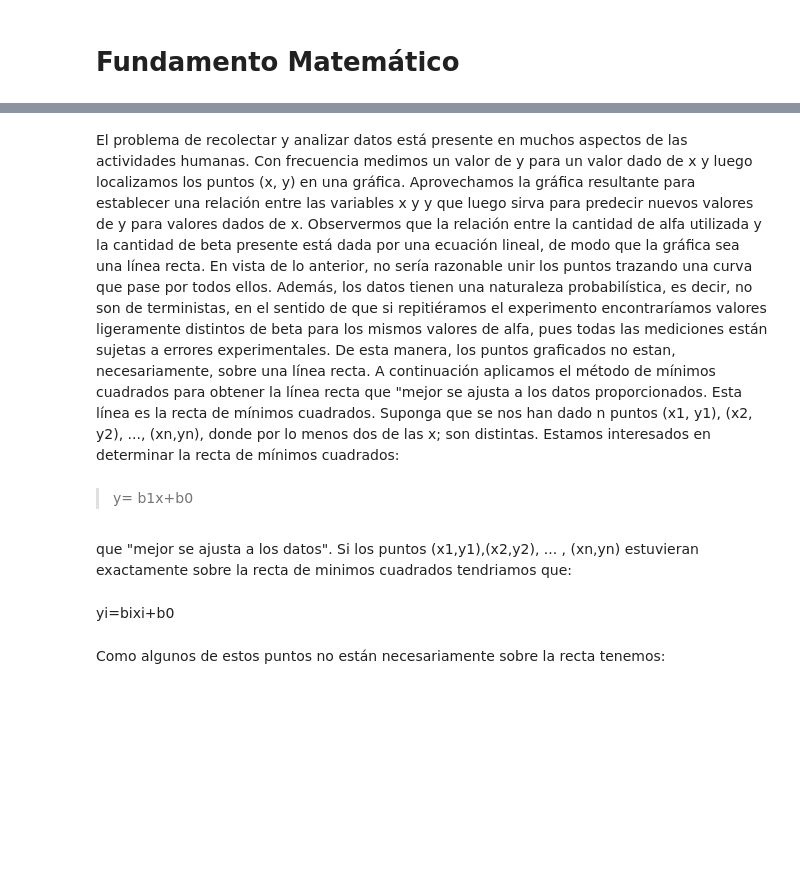
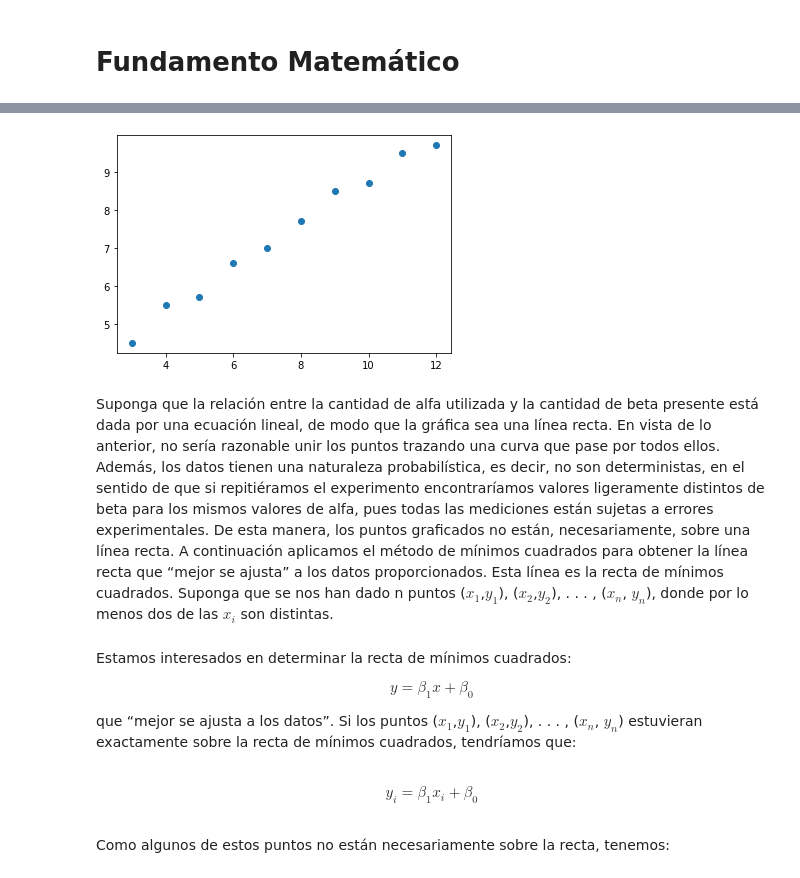
Before and after one commit to Jeslome/Proyecto, a Jupyter notebook: MCO.ipynb, the cells around one changed output, grey strips where cells are left out. Drawn from its saved outputs; the diff is of its cells as text; code cells hidden in the pictures; blank space fills up the shorter version.

```diff
--- a/MCO.ipynb
+++ b/MCO.ipynb
@@ -16,13 +43,24 @@ Aunque todavía no había revelado su método, Gauss había descubierto el méto
+# %%
+import matplotlib.pyplot as plt
+x=[3,4,5,6,7,8,9,10,11,12]
+y=[4.5, 5.5, 5.7, 6.6,7.0,7.7,8.5,8.7,9.5,9.7]
+plt.scatter(x,y)
+plt.show()
+# %% [output]
+[figure, added]
 # %% [markdown]
-El problema de recolectar y analizar datos está presente en muchos aspectos de las actividades humanas. Con frecuencia medimos un valor de y para un valor dado de x y luego localizamos los puntos (x, y) en una gráfica. Aprovechamos la gráfica resultante para establecer una relación entre las variables x y y que luego sirva para predecir nuevos valores de y para valores dados de x. Observermos que la relación entre la cantidad de alfa utilizada y la cantidad de beta presente está dada por una ecuación lineal, de modo que la gráfica sea una línea recta. En vista de lo anterior, no sería razonable unir los puntos trazando una curva que pase por todos ellos. Además, los datos tienen una naturaleza probabilística, es decir, no son de terministas, en el sentido de que si repitiéramos el experimento encontraríamos valores ligeramente distintos de beta para los mismos valores de alfa, pues todas las mediciones están sujetas a errores experimentales. De esta manera, los puntos graficados no estan, necesariamente, sobre una línea recta. A continuación aplicamos el método de mínimos cuadrados para obtener la línea recta que "mejor se ajusta a los datos proporcionados. Esta línea es la recta de mínimos cuadrados.
-Suponga que se nos han dado n puntos (x1, y1), (x2, y2), ..., (xn,yn), donde por lo menos dos de las x; son distintas. Estamos interesados en determinar la recta de mínimos cuadrados:
+Suponga que la relación entre la cantidad de alfa utilizada y la cantidad de beta presente está dada por una ecuación lineal, de modo que la gráfica sea una línea recta. En
+vista de lo anterior, no sería razonable unir los puntos trazando una curva que pase por
+todos ellos. Además, los datos tienen una naturaleza probabilística, es decir, no son deterministas, en el sentido de que si repitiéramos el experimento encontraríamos valores
+ligeramente distintos de beta para los mismos valores de alfa, pues todas las mediciones están sujetas a errores experimentales. De esta manera, los puntos graficados no están, necesariamente, sobre una línea recta. A continuación aplicamos el método de
+mínimos cuadrados para obtener la línea recta que “mejor se ajusta” a los datos proporcionados. Esta línea es la recta de mínimos cuadrados.
+Suponga que se nos han dado n puntos ($x_1$,$y_1$), ($x_2$,$y_2$), . . . , ($x_n$, $y_n$), donde por lo menos dos de las $x_i$ son distintas.
-# %% [markdown]
-
-
-> y= b1x+b0
 # %% [markdown]
-que "mejor se ajusta a los datos". Si los puntos (x1,y1),(x2,y2), ... , (xn,yn) estuvieran exactamente sobre la recta de minimos cuadrados tendriamos que:
+Estamos interesados en determinar la recta de mínimos cuadrados:
+
+$$y = \beta_1x + \beta_0$$
+
+que “mejor se ajusta a los datos”. Si los puntos ($x_1$,$y_1$), ($x_2$,$y_2$), . . . , ($x_n$, $y_n$)   estuvieran exactamente sobre la recta de mínimos cuadrados, tendríamos que:
-# %% [markdown]
-yi=bixi+b0
 # %% [markdown]
-Como algunos de estos puntos no están necesariamente sobre la recta tenemos:
+$$y_i = \beta_1x_i + \beta_0$$
+Como algunos de estos puntos no están necesariamente sobre la recta, tenemos:
```
Also changed, not shown: parts of 22 cells of this notebook.
